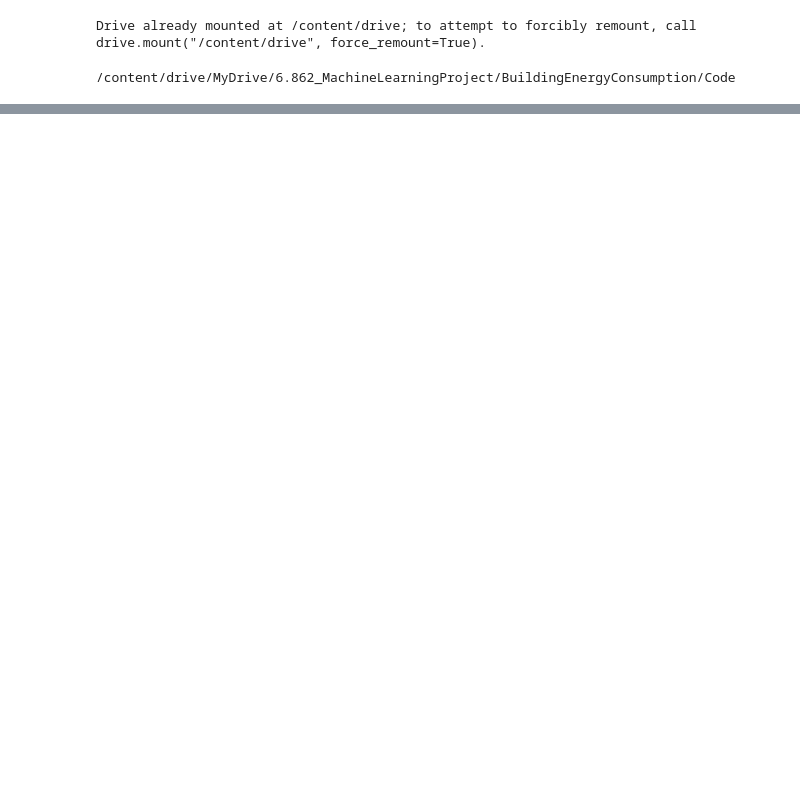
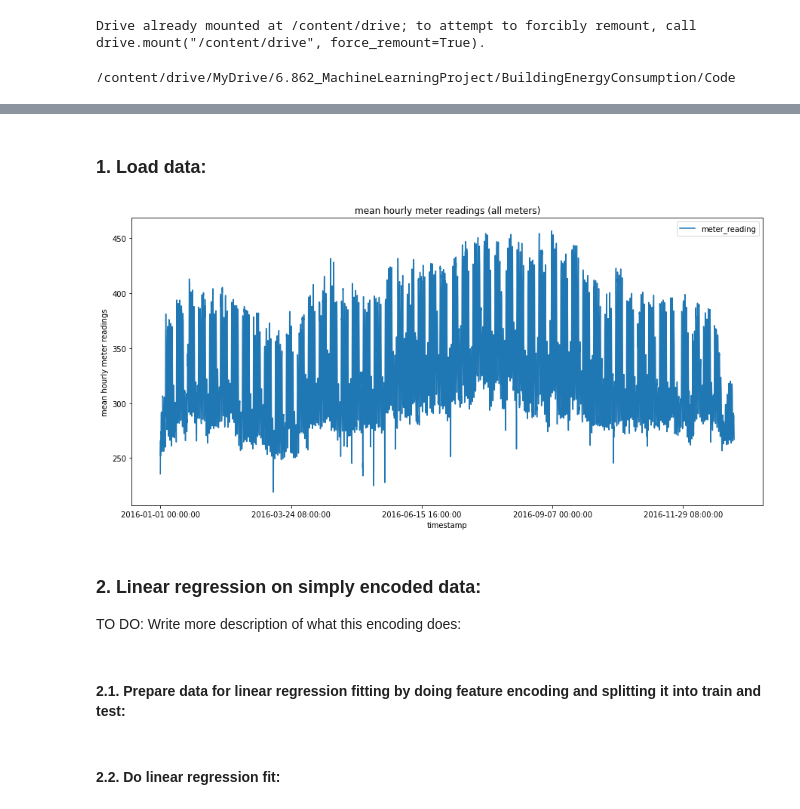
Before and after one commit to TamaraSumarac/6.862_MachineLearningProject, a Jupyter notebook: BuildingEnergyConsumption/Code/LinearRegression.ipynb, the cells around one changed output, grey strips where cells are left out. Cells and saved outputs as stored; diff of their text form; code cells hidden in the pictures; blank space fills up the shorter version.

```diff
--- a/BuildingEnergyConsumption/Code/LinearRegression.ipynb
+++ b/BuildingEnergyConsumption/Code/LinearRegression.ipynb
@@ -733,0 +44,20 @@ ValueError: ignored
+# %% [markdown]
+### 1. Load data:
+# %%
+# In colab import files like:
+datafolder = '../Data/ashrae-energy-prediction/'
+pd_all = process_data(datafolder)
+# Load all Education buildings Electricity consumption data that has good
+# electricity meter reading values:
+pd_educational = load_electricity_education(pd_all)
+# %%
+pd_educational.groupby(by = "timestamp").mean().filter(["timestamp", "meter_reading"]).plot(figsize =(15,7), ylabel = "mean hourly meter readings", title = "mean hourly meter readings (all meters)")
+plt.show()
+# %% [output]
+[figure, added]
+# %% [markdown]
+### 2. Linear regression on simply encoded data:
+
+TO DO: Write more description of what this encoding does:
+# %% [markdown]
+#### 2.1. Prepare data for linear regression fitting by doing feature encoding and splitting it into train and test:
@@ -733,0 +66,2 @@ ValueError: ignored
+# %% [markdown]
+#### 2.2. Do linear regression fit:
```
Also changed, not shown: parts of 121 cells of this notebook, 5 other files.
